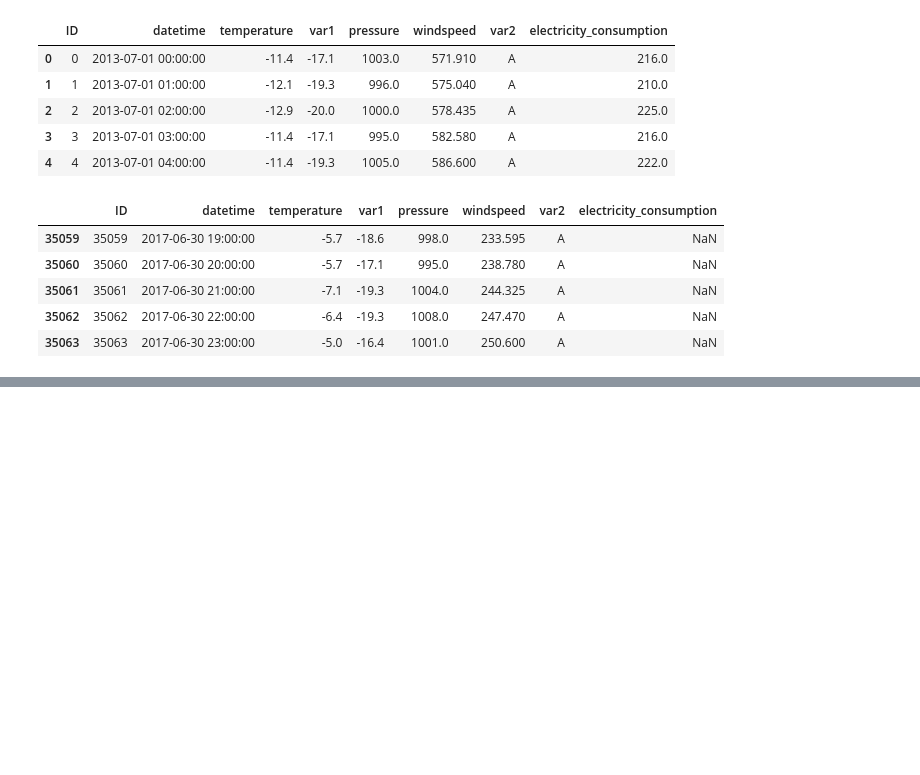
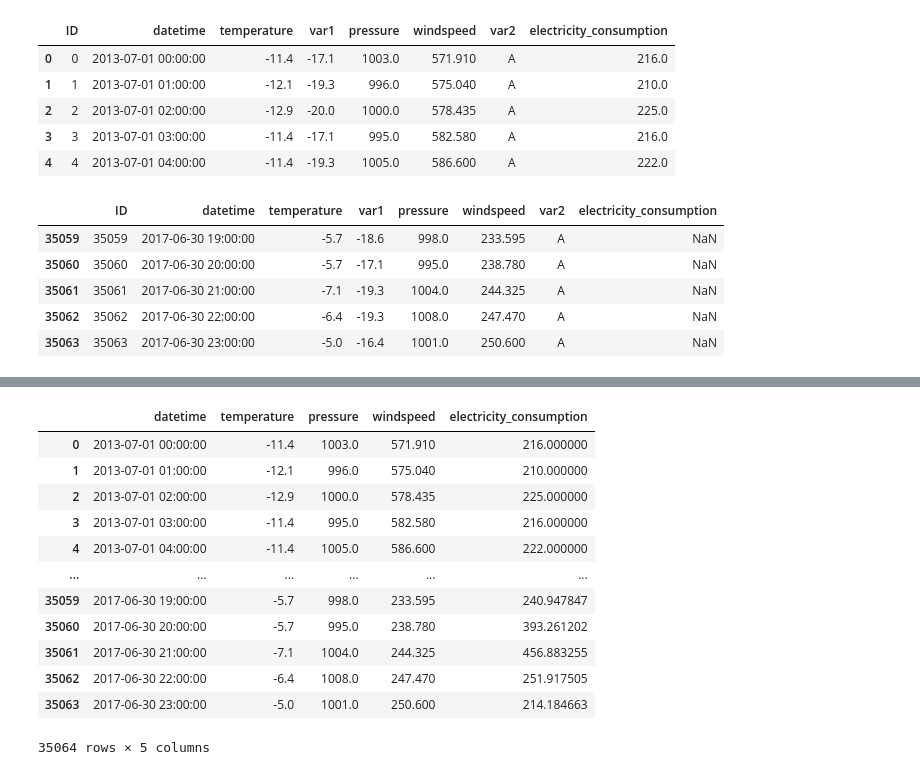
Before and after one commit to UPstartDeveloper/electricity-consumption-regression, a Jupyter notebook: predictions.ipynb, the cells around one changed output, grey strips where cells are left out. Drawn from its saved outputs; the diff is of its cells as text; code cells hidden in the pictures; blank space fills up the shorter version.

```diff
--- a/predictions.ipynb
+++ b/predictions.ipynb
@@ -82,0 +116,22 @@ df = df.drop(columns=['ID', 'var1', 'var2'])
+# %%
+# add to the Dataframe2
+df2['electricity_consumption'] = guesses
+# remake the combined DataFrame again
+df = pd.merge(df1, df2, how='outer')
+# %%
+# re-drop the useless columns
+df = df.drop(columns=['ID', 'var1', 'var2'])
+# %% [output]
+|  | datetime | temperature | pressure | windspeed | electricity_consumption |
+| 0 | 2013-07-01 00:00:00 | -11.4 | 1003.0 | 571.910 | 216.000000 |
+| 1 | 2013-07-01 01:00:00 | -12.1 | 996.0 | 575.040 | 210.000000 |
+| 2 | 2013-07-01 02:00:00 | -12.9 | 1000.0 | 578.435 | 225.000000 |
+| 3 | 2013-07-01 03:00:00 | -11.4 | 995.0 | 582.580 | 216.000000 |
+| 4 | 2013-07-01 04:00:00 | -11.4 | 1005.0 | 586.600 | 222.000000 |
+| ... | ... | ... | ... | ... | ... |
+| 35059 | 2017-06-30 19:00:00 | -5.7 | 998.0 | 233.595 | 240.947847 |
+| 35060 | 2017-06-30 20:00:00 | -5.7 | 995.0 | 238.780 | 393.261202 |
+| 35061 | 2017-06-30 21:00:00 | -7.1 | 1004.0 | 244.325 | 456.883255 |
+| 35062 | 2017-06-30 22:00:00 | -6.4 | 1008.0 | 247.470 | 251.917505 |
+| 35063 | 2017-06-30 23:00:00 | -5.0 | 1001.0 | 250.600 | 214.184663 |
+35064 rows × 5 columns
```
Also changed, not shown: parts of 5 cells of this notebook.
